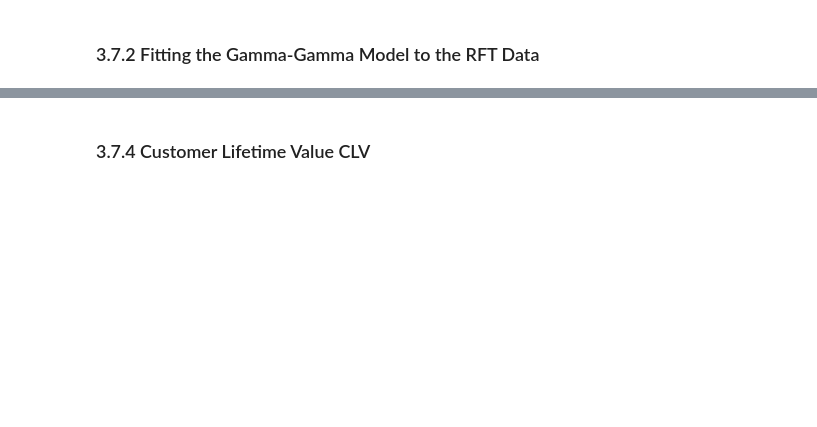
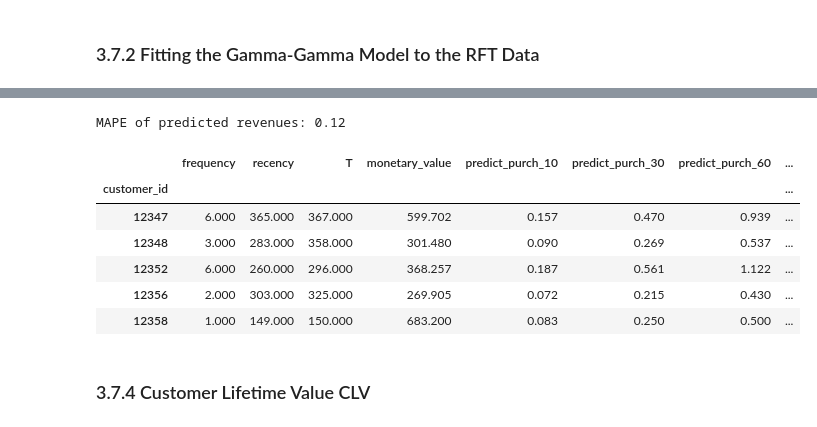
Before and after one commit to Nayoung-young/prj-ecommerce-ltv, a Jupyter notebook: e_commerce_LTV.ipynb, the cells around one changed output, grey strips where cells are left out. Cells and saved outputs as stored; diff of their text form; code cells hidden in the pictures; blank space fills up the shorter version.

```diff
--- a/e_commerce_LTV.ipynb
+++ b/e_commerce_LTV.ipynb
@@ -1140,0 +1200,11 @@ df_rft[df_rft["prob_alive"] < 0.9]
+# %%
+# fitting the Gamma-Gamma model
+ggf = GammaGammaFitter(penalizer_coef = 1e-06)
+ggf.fit(
+        frequency = df_rftv["frequency"],
+        monetary_value = df_rftv["monetary_value"],
+        weights = None,
+        verbose = True,
+        tol = 1e-06,
+        q_constraint = True)
+pd.options.display.float_format = '{:,.3f}'.format
@@ -1141,2 +1221,28 @@ df_rft[df_rft["prob_alive"] < 0.9]
+# %%
+# estimate the average transaction value of each customer, based on frequency and monetary value
+exp_avg_rev = ggf.conditional_expected_average_profit(
+        df_rftv["frequency"],
+        df_rftv["monetary_value"])
+
+df_rftv["exp_avg_rev"] = exp_avg_rev
+df_rftv["avg_rev"] = df_rftv["monetary_value"]
+df_rftv["error_rev"] = df_rftv["exp_avg_rev"] - df_rftv["avg_rev"]
+
+from sklearn.metrics import mean_absolute_percentage_error
+
+mape = mean_absolute_percentage_error(exp_avg_rev, df_rftv["monetary_value"])
+print("MAPE of predicted revenues:", f'{mape:.2f}')
+
+pd.options.display.float_format = '{:,.3f}'.format
+df_rftv.head()
+# %% [output]
+MAPE of predicted revenues: 0.12
+|  | frequency | recency | T | monetary_value | predict_purch_10 | predict_purch_30 | predict_purch_60 | ... |
+| customer_id |  |  |  |  |  |  |  | ... |
+| 12347 | 6.000 | 365.000 | 367.000 | 599.702 | 0.157 | 0.470 | 0.939 | ... |
+| 12348 | 3.000 | 283.000 | 358.000 | 301.480 | 0.090 | 0.269 | 0.537 | ... |
+| 12352 | 6.000 | 260.000 | 296.000 | 368.257 | 0.187 | 0.561 | 1.122 | ... |
+| 12356 | 2.000 | 303.000 | 325.000 | 269.905 | 0.072 | 0.215 | 0.430 | ... |
+| 12358 | 1.000 | 149.000 | 150.000 | 683.200 | 0.083 | 0.250 | 0.500 | ... |
 # %% [markdown]
 ### 3.7.4 Customer Lifetime Value CLV
```
Also changed, not shown: parts of 31 cells of this notebook.
